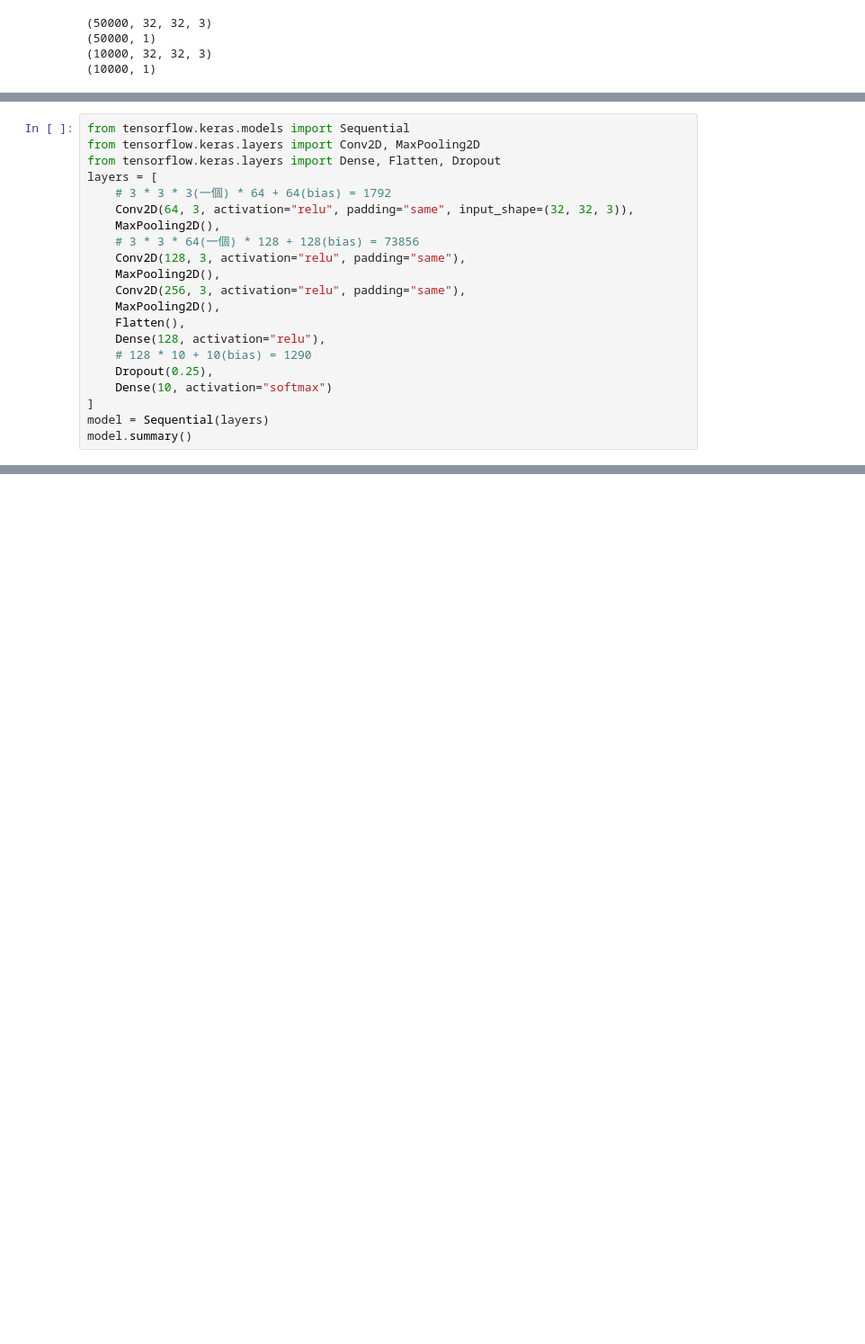
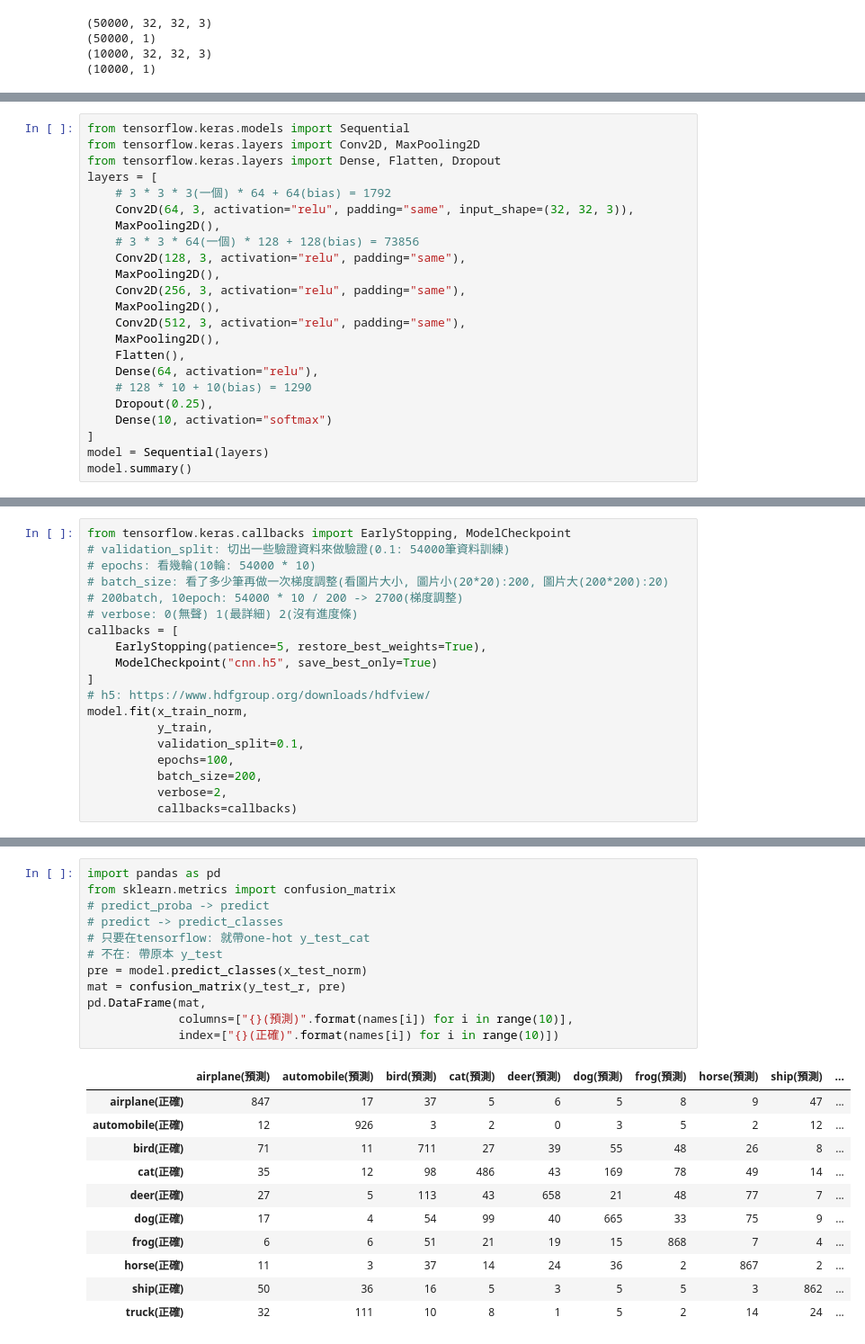
Before and after one commit to darklucifar/machineLearn_0602, a Jupyter notebook: cifar10.ipynb, the cells around one changed output, grey strips where cells are left out. Shown at 90% size. Saved outputs shown, nothing was run; the diff lists cells and outputs as text; blank space fills up the shorter version.

```diff
--- a/cifar10.ipynb
+++ b/cifar10.ipynb
@@ -54,8 +51,10 @@ layers = [
     MaxPooling2D(),
     Conv2D(256, 3, activation="relu", padding="same"),
     MaxPooling2D(),
+    Conv2D(512, 3, activation="relu", padding="same"),
+    MaxPooling2D(),
     Flatten(),
-    Dense(128, activation="relu"),
+    Dense(64, activation="relu"),
     # 128 * 10 + 10(bias) = 1290
     Dropout(0.25),
     Dense(10, activation="softmax")
@@ -82,0 +91,19 @@ _________________________________________________________________
+# %%
+from tensorflow.keras.callbacks import EarlyStopping, ModelCheckpoint
+# validation_split: 切出一些驗證資料來做驗證(0.1: 54000筆資料訓練)
+# epochs: 看幾輪(10輪: 54000 * 10)
+# batch_size: 看了多少筆再做一次梯度調整(看圖片大小, 圖片小(20*20):200, 圖片大(200*200):20)
+# 200batch, 10epoch: 54000 * 10 / 200 -> 2700(梯度調整)
+# verbose: 0(無聲) 1(最詳細) 2(沒有進度條)
+callbacks = [
+    EarlyStopping(patience=5, restore_best_weights=True),
+    ModelCheckpoint("cnn.h5", save_best_only=True)
+]
+# h5: https://www.hdfgroup.org/downloads/hdfview/
+model.fit(x_train_norm,
+          y_train,
+          validation_split=0.1,
+          epochs=100,
+          batch_size=200,
+          verbose=2,
+          callbacks=callbacks)
@@ -82,0 +144,24 @@ _________________________________________________________________
+# %%
+import pandas as pd
+from sklearn.metrics import confusion_matrix
+# predict_proba -> predict
+# predict -> predict_classes
+# 只要在tensorflow: 就帶one-hot y_test_cat
+# 不在: 帶原本 y_test
+pre = model.predict_classes(x_test_norm)
+mat = confusion_matrix(y_test_r, pre)
+pd.DataFrame(mat,
+             columns=["{}(預測)".format(names[i]) for i in range(10)],
+             index=["{}(正確)".format(names[i]) for i in range(10)])
+# %% [output]
+|  | airplane(預測) | automobile(預測) | bird(預測) | cat(預測) | deer(預測) | dog(預測) | frog(預測) | horse(預測) | ship(預測) | ... |
+| airplane(正確) | 847 | 17 | 37 | 5 | 6 | 5 | 8 | 9 | 47 | ... |
+| automobile(正確) | 12 | 926 | 3 | 2 | 0 | 3 | 5 | 2 | 12 | ... |
+| bird(正確) | 71 | 11 | 711 | 27 | 39 | 55 | 48 | 26 | 8 | ... |
+| cat(正確) | 35 | 12 | 98 | 486 | 43 | 169 | 78 | 49 | 14 | ... |
+| deer(正確) | 27 | 5 | 113 | 43 | 658 | 21 | 48 | 77 | 7 | ... |
+| dog(正確) | 17 | 4 | 54 | 99 | 40 | 665 | 33 | 75 | 9 | ... |
+| frog(正確) | 6 | 6 | 51 | 21 | 19 | 15 | 868 | 7 | 4 | ... |
+| horse(正確) | 11 | 3 | 37 | 14 | 24 | 36 | 2 | 867 | 2 | ... |
+| ship(正確) | 50 | 36 | 16 | 5 | 3 | 5 | 5 | 3 | 862 | ... |
+| truck(正確) | 32 | 111 | 10 | 8 | 1 | 5 | 2 | 14 | 24 | ... |
```
Also changed, not shown: parts of 10 cells of this notebook.
